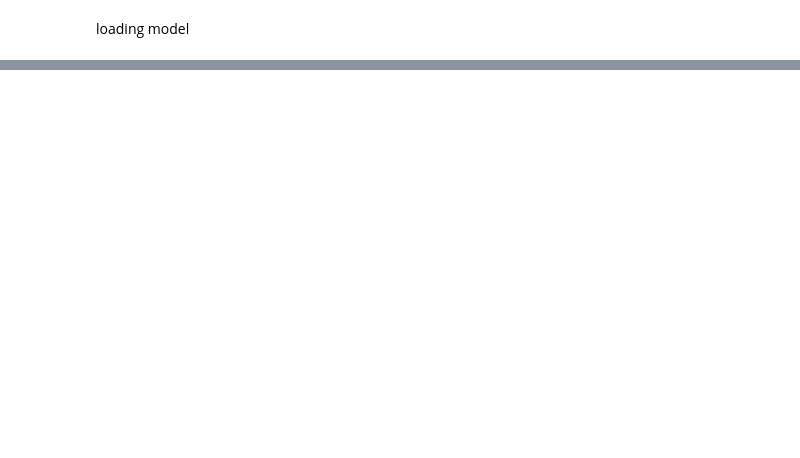
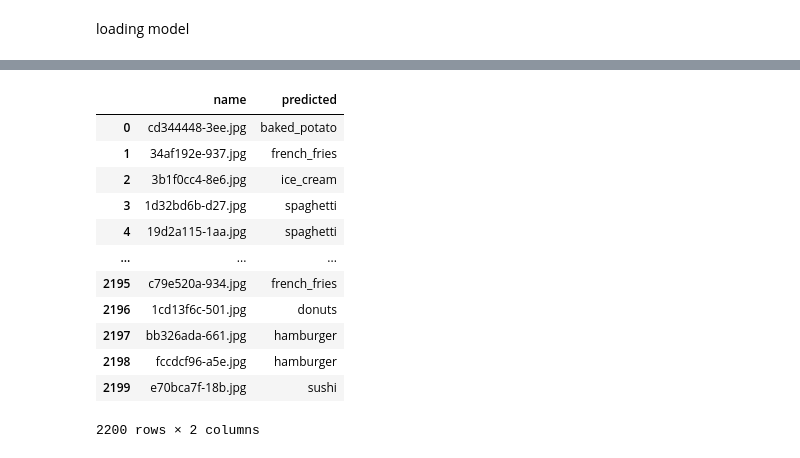
Before and after one commit to erfanBohloul/quera-DL, a Jupyter notebook: Question1/q1.ipynb, the cells around one changed output, grey strips where cells are left out. Cells and saved outputs as stored; diff of their text form; code cells hidden in the pictures; blank space fills up the shorter version.

Commit message:
last test

```diff
--- a/Question1/q1.ipynb
+++ b/Question1/q1.ipynb
@@ -374,0 +378,2 @@ loading model
+# %%
+y_pred = model_C.predict(images)
@@ -375,6 +382,23 @@ loading model
 # %%
-# name=test_generator.filenames
-# label=np.argmax(y_pred,axis=1)+1
+y_pred_classes = np.argmax(y_pred, axis=1)
+# %%
+reverse_label_mapping = {v: k for k, v in label_mapping.items()}
+# %%
+label = [reverse_label_mapping[i] for i in y_pred_classes]
 # %%
-# t=pd.DataFrame({'name':name,'predicted':label})
-# t.to_csv('finall.csv')
+df = pd.DataFrame({'name': names, 'predicted': label})
+df
+# %% [output]
+|  | name | predicted |
+| 0 | cd344448-3ee.jpg | baked_potato |
+| 1 | 34af192e-937.jpg | french_fries |
+| 2 | 3b1f0cc4-8e6.jpg | ice_cream |
+| 3 | 1d32bd6b-d27.jpg | spaghetti |
+| 4 | 19d2a115-1aa.jpg | spaghetti |
+| ... | ... | ... |
+| 2195 | c79e520a-934.jpg | french_fries |
+| 2196 | 1cd13f6c-501.jpg | donuts |
+| 2197 | bb326ada-661.jpg | hamburger |
+| 2198 | fccdcf96-a5e.jpg | hamburger |
+| 2199 | e70bca7f-18b.jpg | sushi |
+2200 rows × 2 columns
```
Also changed, not shown: parts of 27 cells of this notebook, 3 other files.
